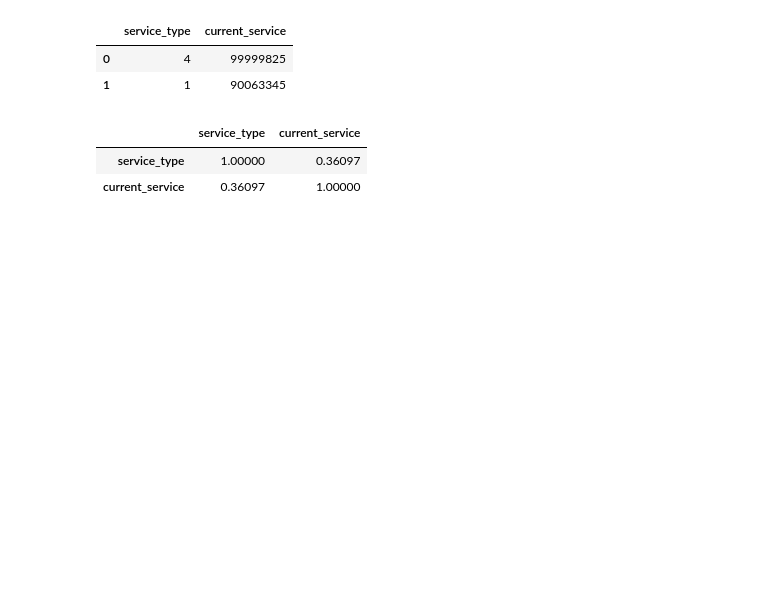
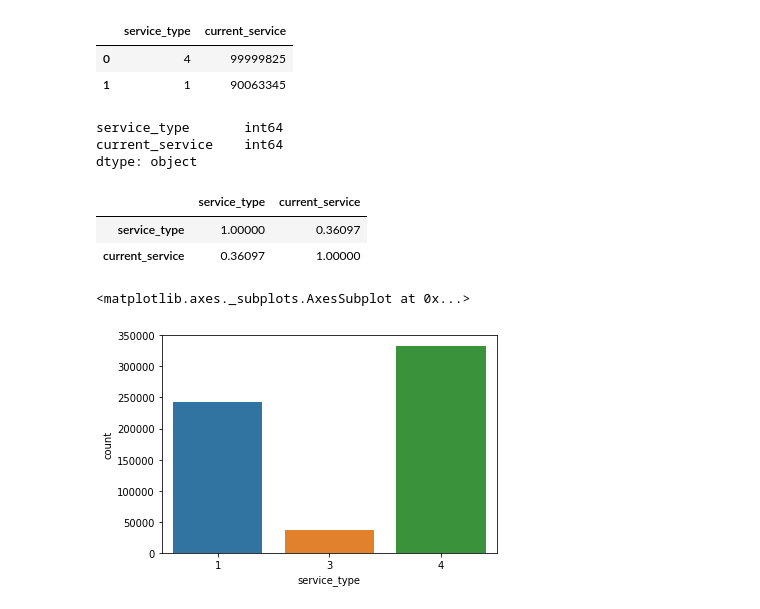
Before and after one commit to sunjobsuda/BCDI, a Jupyter notebook: FeatureAnalysis/service_type.ipynb, the cells around one changed output. Drawn from its saved outputs; the diff is of its cells as text; code cells hidden in the pictures; blank space fills up the shorter version.

Commit message:
feature-service_type

```diff
--- a/FeatureAnalysis/service_type.ipynb
+++ b/FeatureAnalysis/service_type.ipynb
@@ -20,6 +21,13 @@ df.head(2)
 |  | service_type | current_service |
 | 0 | 4 | 99999825 |
 | 1 | 1 | 90063345 |
+# %%
+df.isnull().any()
+df.dtypes
+# %% [output]
+service_type       int64
+current_service    int64
+dtype: object
 # %%
 cor = df.corr()
 cor
@@ -27,3 +35,8 @@ cor
 |  | service_type | current_service |
 | service_type | 1.00000 | 0.36097 |
 | current_service | 0.36097 | 1.00000 |
+# %%
+sns.countplot(x = 'service_type', data = df)
+# %% [output]
+<matplotlib.axes._subplots.AxesSubplot at 0x...>
+[figure, added]
```
Also changed, not shown: parts of 3 cells of this notebook.
